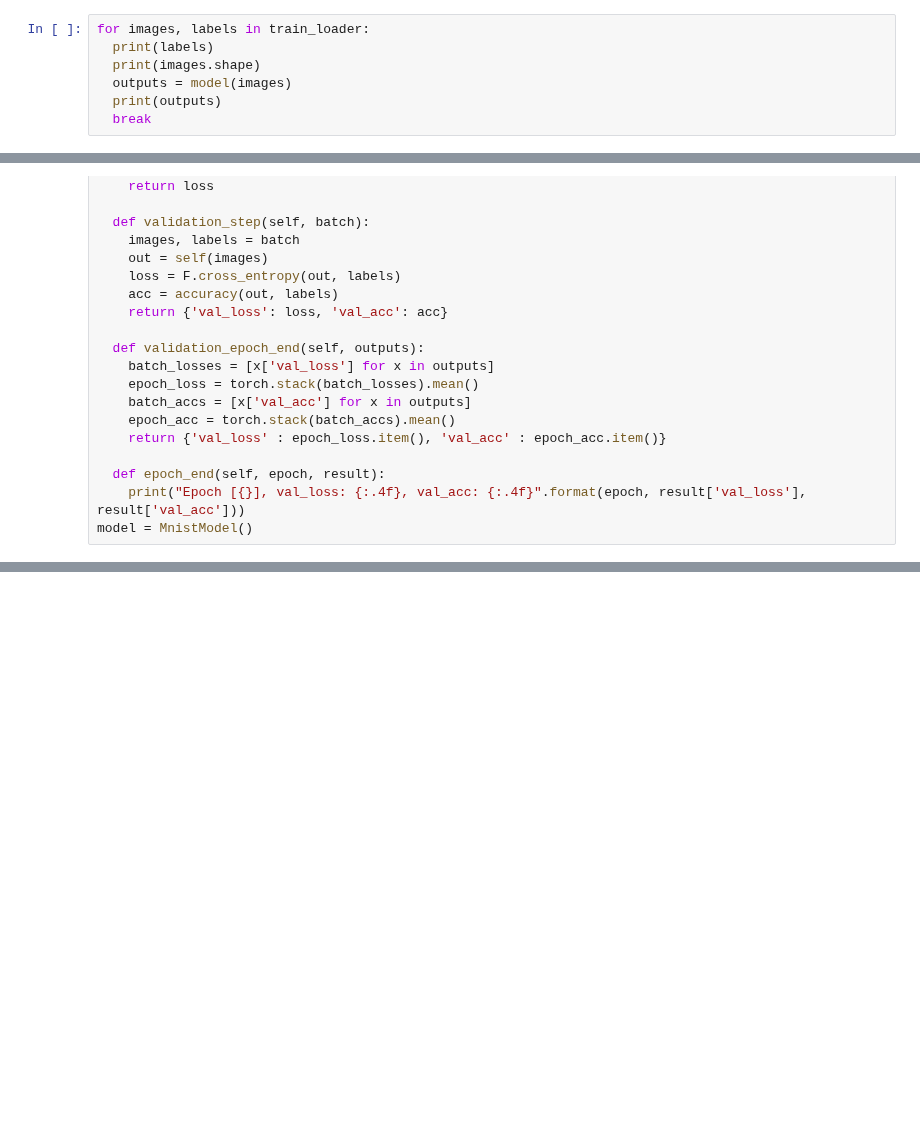
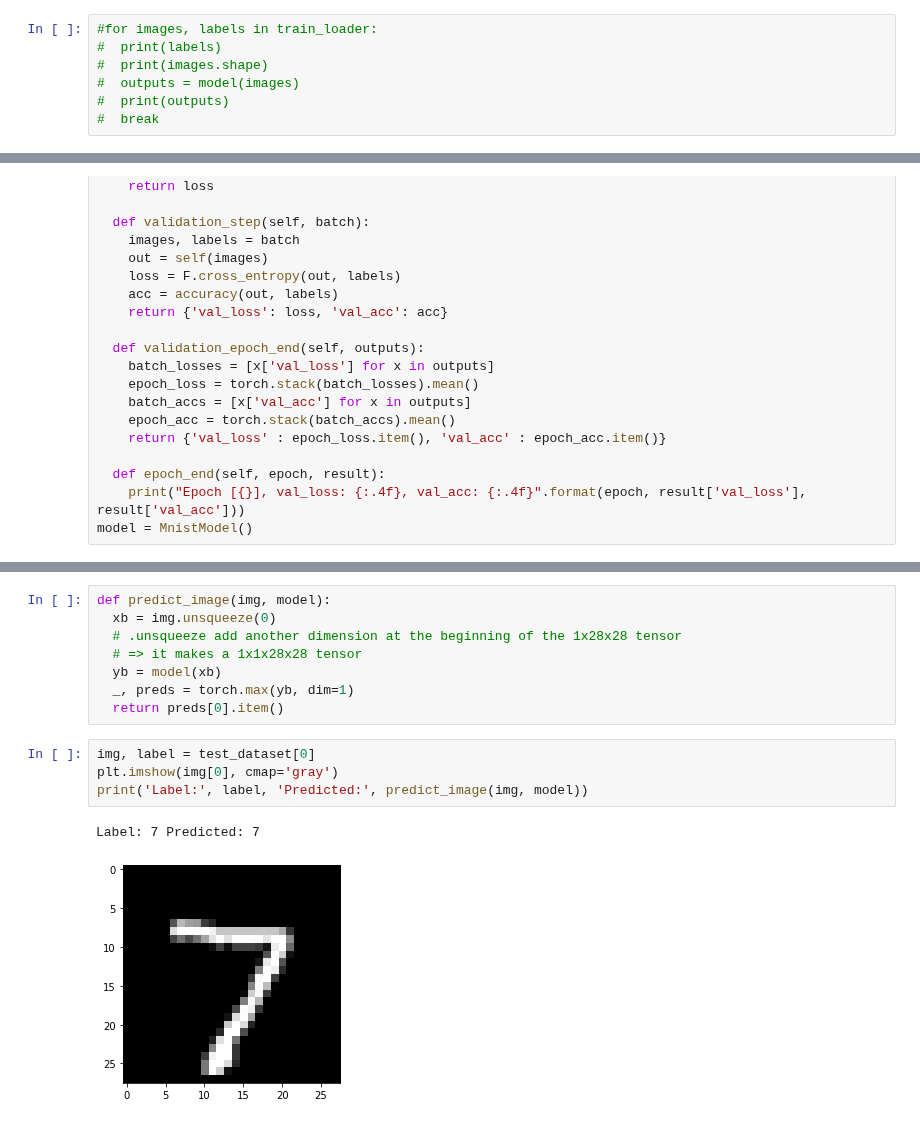
Before and after one commit to nicovakr/Pytorch-init, a Jupyter notebook: Image_pytorch.ipynb, the cells around one changed output, grey strips where cells are left out. Saved outputs shown, nothing was run; the diff lists cells and outputs as text; blank space fills up the shorter version.

```diff
--- a/Image_pytorch.ipynb
+++ b/Image_pytorch.ipynb
@@ -148,7 +132,7 @@ tensor([-0.0021, -0.0102, -0.0047,  0.0263,  0.0094, -0.0060, -0.0211, -0.0062,
 # %%
-for images, labels in train_loader:
-  print(labels)
-  print(images.shape)
-  outputs = model(images)
-  print(outputs)
-  break
+#for images, labels in train_loader:
+#  print(labels)
+#  print(images.shape)
+#  outputs = model(images)
+#  print(outputs)
+#  break
@@ -446,0 +438,15 @@ plt.title('Accuracy vs. No. of epochs');
+# %%
+def predict_image(img, model):
+  xb = img.unsqueeze(0)
+  # .unsqueeze add another dimension at the beginning of the 1x28x28 tensor
+  # => it makes a 1x1x28x28 tensor
+  yb = model(xb)
+  _, preds = torch.max(yb, dim=1)
+  return preds[0].item()
+# %%
+img, label = test_dataset[0]
+plt.imshow(img[0], cmap='gray')
+print('Label:', label, 'Predicted:', predict_image(img, model))
+# %% [output]
+Label: 7 Predicted: 7
+[figure, added]
```
Also changed, not shown: parts of 28 cells of this notebook.
